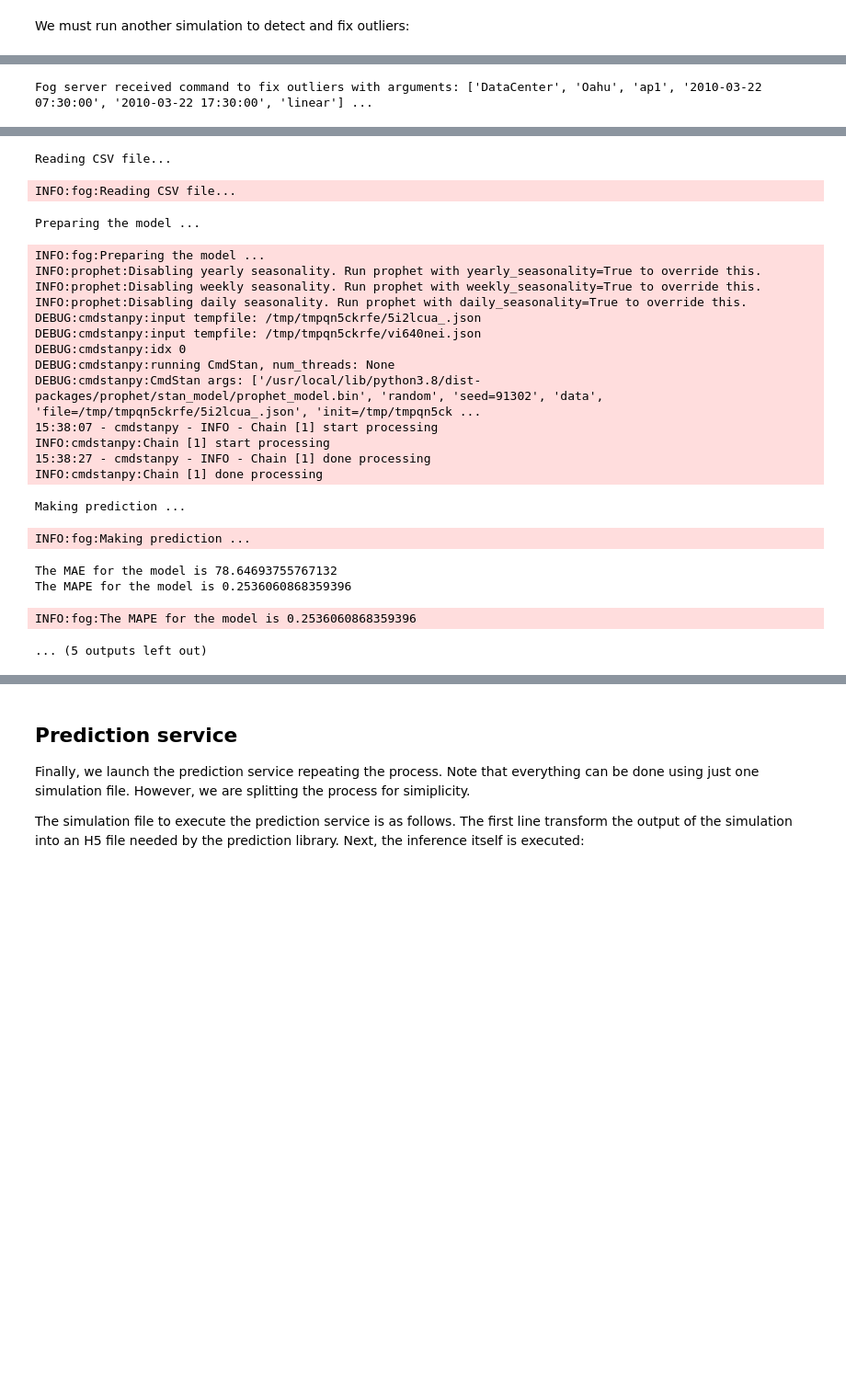
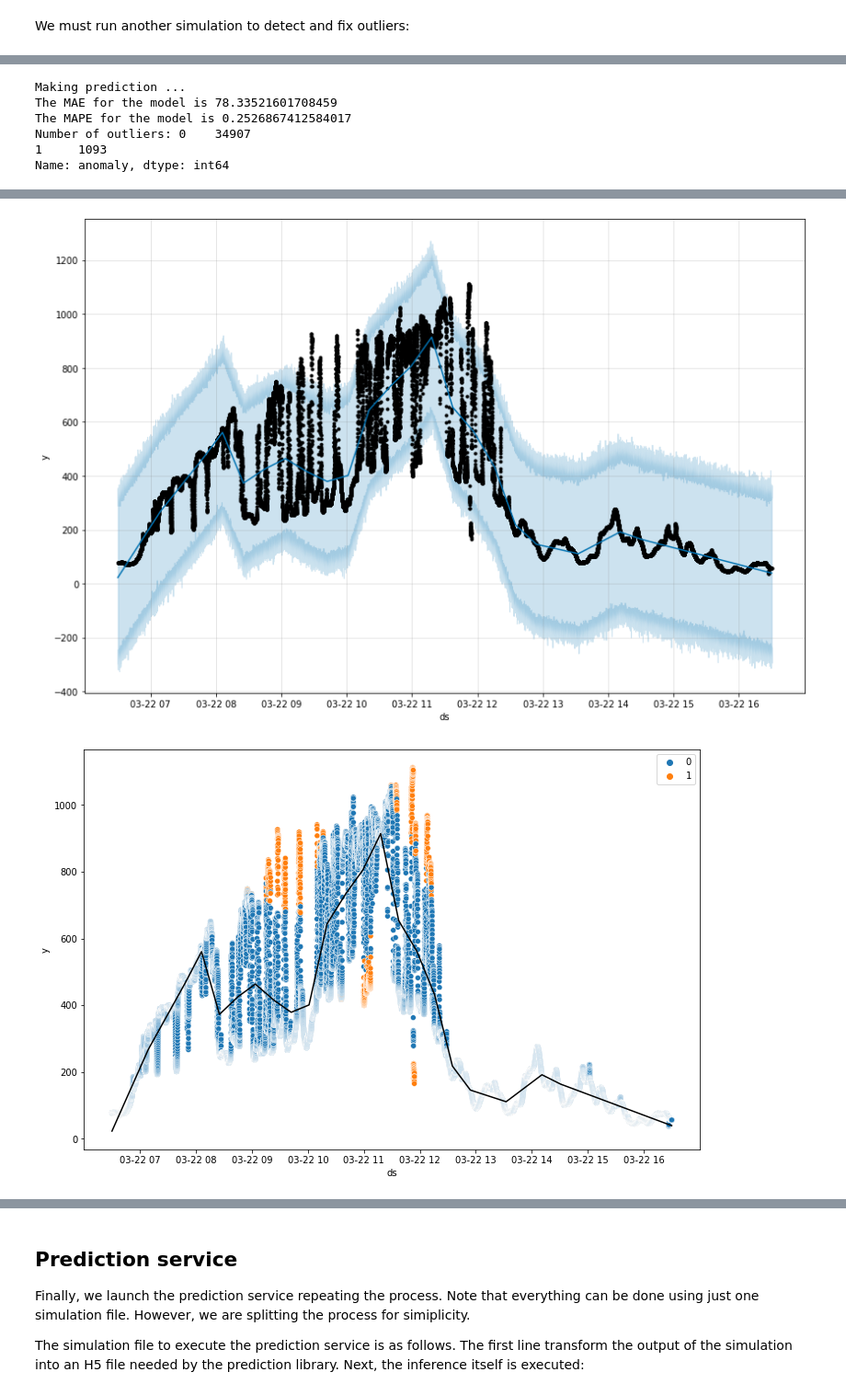
Before and after one commit to jlrisco/caide, a Jupyter notebook: notebooks/caide-use_cases.ipynb, the cells around one changed output, grey strips where cells are left out. Shown at 92% size. Saved outputs shown, nothing was run; the diff lists cells and outputs as text; code cells hidden in the pictures; blank space fills up the shorter version.

```diff
--- a/notebooks/caide-use_cases.ipynb
+++ b/notebooks/caide-use_cases.ipynb
@@ -69,7 +65,7 @@ Writing caide/data/input/simulations/oahu-outliers.txt
 We must run another simulation to detect and fix outliers:
 # %%
 random.seed(1975)
-coupled = SingleFarmOahu("oahu-outliers.txt", "caide/data")
+coupled = SingleFarmOahu("oahu-outliers.txt", "../data")
 coord = Coordinator(coupled)
 coord.initialize()
 coord.simulate_time(INFINITY)
@@ -80 +80,6 @@ INFO:util:Commander::o_cmd -> 2010-03-23 18:10:00;FIX_OUTLIERS
-Fog server received command to fix outliers with arguments: ['DataCenter', 'Oahu', 'ap1', '2010-03-22 07:30:00', '2010-03-22 17:30:00', 'linear'] ...
+Making prediction ...
+The MAE for the model is 78.33521601708459
+The MAPE for the model is 0.2526867412584017
+Number of outliers: 0    34907
+1     1093
+Name: anomaly, dtype: int64
@@ -82,22 +86,2 @@ INFO:fog:Fog server received command to fix outliers with arguments: ['DataCente
-Reading CSV file...
-INFO:fog:Reading CSV file...
-Preparing the model ...
-INFO:fog:Preparing the model ...
-INFO:prophet:Disabling yearly seasonality. Run prophet with yearly_seasonality=True to override this.
-INFO:prophet:Disabling weekly seasonality. Run prophet with weekly_seasonality=True to override this.
-INFO:prophet:Disabling daily seasonality. Run prophet with daily_seasonality=True to override this.
-DEBUG:cmdstanpy:input tempfile: /tmp/tmpqn5ckrfe/5i2lcua_.json
-DEBUG:cmdstanpy:input tempfile: /tmp/tmpqn5ckrfe/vi640nei.json
-DEBUG:cmdstanpy:idx 0
-DEBUG:cmdstanpy:running CmdStan, num_threads: None
-DEBUG:cmdstanpy:CmdStan args: ['/usr/local/lib/python3.8/dist-packages/prophet/stan_model/prophet_model.bin', 'random', 'seed=91302', 'data', 'file=/tmp/tmpqn5ckrfe/5i2lcua_.json', 'init=/tmp/tmpqn5ck ...
-15:38:07 - cmdstanpy - INFO - Chain [1] start processing
-INFO:cmdstanpy:Chain [1] start processing
-15:38:27 - cmdstanpy - INFO - Chain [1] done processing
-INFO:cmdstanpy:Chain [1] done processing
-Making prediction ...
-INFO:fog:Making prediction ...
-The MAE for the model is 78.64693755767132
-The MAPE for the model is 0.2536060868359396
-INFO:fog:The MAPE for the model is 0.2536060868359396
-... (5 outputs left out)
+[figure, added]
+[figure, added]
```
Also changed, not shown: parts of 11 cells of this notebook, 6 other files.
